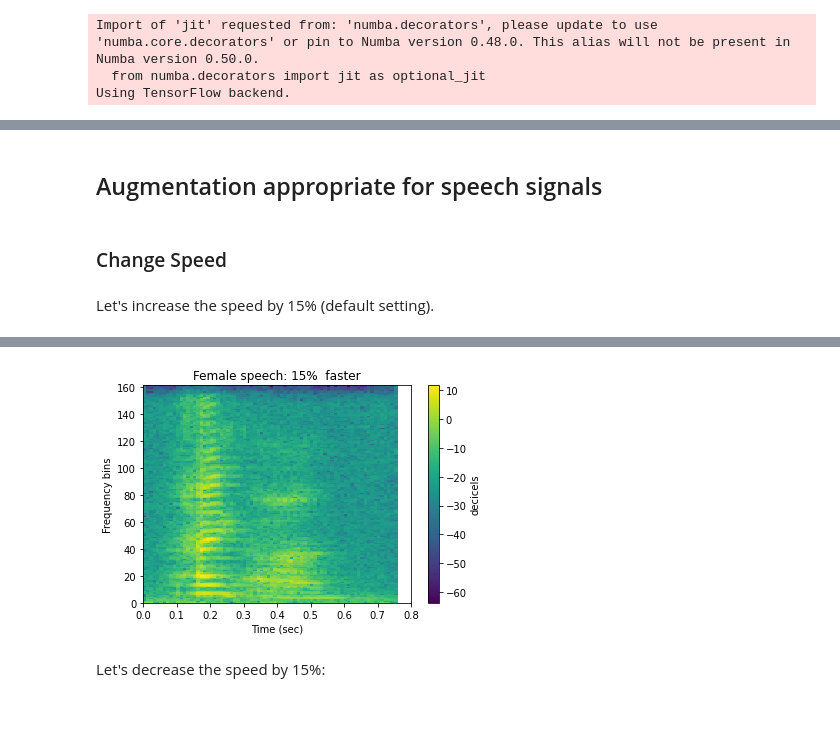
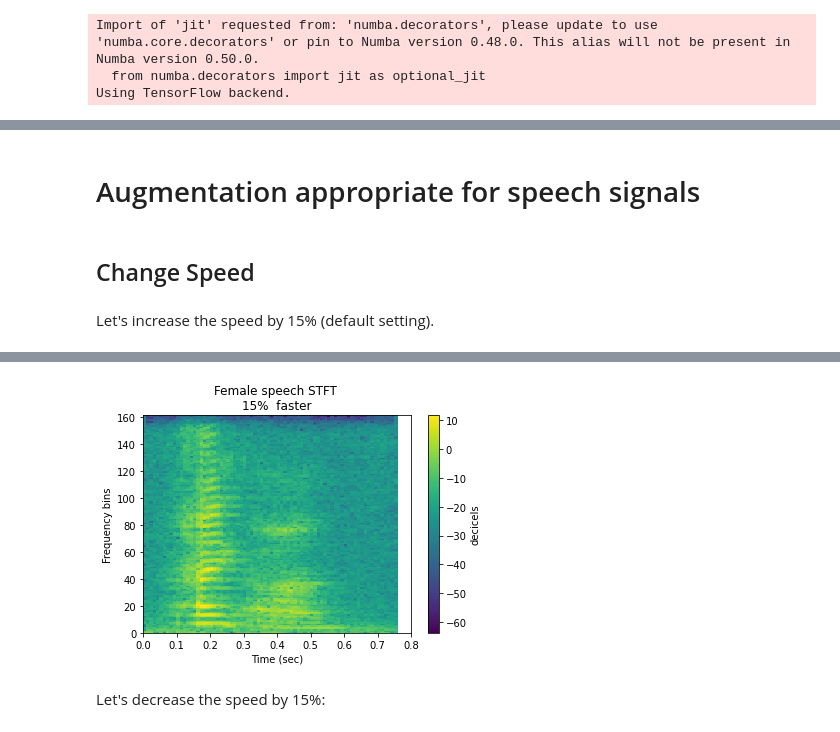
Before and after one commit to a-n-rose/Python-Sound-Tool, a Jupyter notebook: jupyter_notebooks/augment_sound_machine_learning.ipynb, the cells around one changed output, grey strips where cells are left out. Cells and saved outputs as stored; diff of their text form; code cells hidden in the pictures.

```diff
--- a/jupyter_notebooks/augment_sound_machine_learning.ipynb
+++ b/jupyter_notebooks/augment_sound_machine_learning.ipynb
@@ -38,4 +54,5 @@ honk_path = pyst.string2pathlib('audiodata/car_horn.wav')
 # %%
+feature_type = 'stft'
 sr = 16000
 f, sr = pyst.loadsound(speech_path, sr=sr)
 ipd.Audio(f,rate=sr)
@@ -48,21 +65,21 @@ pyst.plotsound(f, sr=sr, feature_type='stft', title='Female Speech')
 # %% [markdown]
-Augmentation appropriate for speech signals
--------------------------------------------
+# Augmentation appropriate for speech signals
 # %% [markdown]
-### Change Speed
+## Change Speed
 # %% [markdown]
 Let's increase the speed by 15% (default setting).
 # %%
-fast = pyst.augment.speed_increase(f, sr=sr, rate = 1.15)
+perc = 0.15
+fast = pyst.augment.speed_increase(f, sr=sr, perc = perc)
 # %%
 ipd.Audio(fast,rate=sr)
 # %% [output]
 [interactive output not drawn]
 # %%
-pyst.plotsound(fast, sr=sr, feature_type='stft',
-               title='Female speech: 15%  faster')
+pyst.plotsound(fast, sr=sr, feature_type=feature_type,
+               title='Female speech {} \n{}%  faster'.format(feature_type.upper(), int(perc*100)))
 # %% [output]
-[figure, old version]
+[figure, new version]
 # %% [markdown]
 Let's decrease the speed by 15%:
 # %%
```
Also changed, not shown: parts of 60 cells of this notebook.
